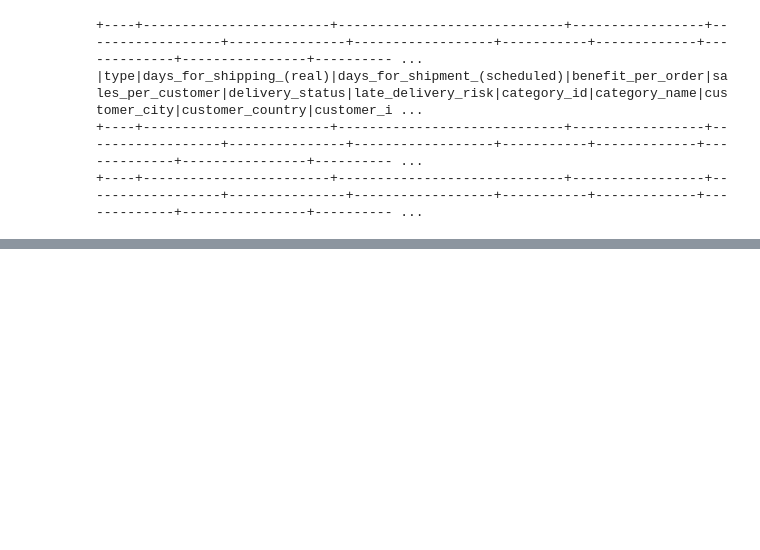
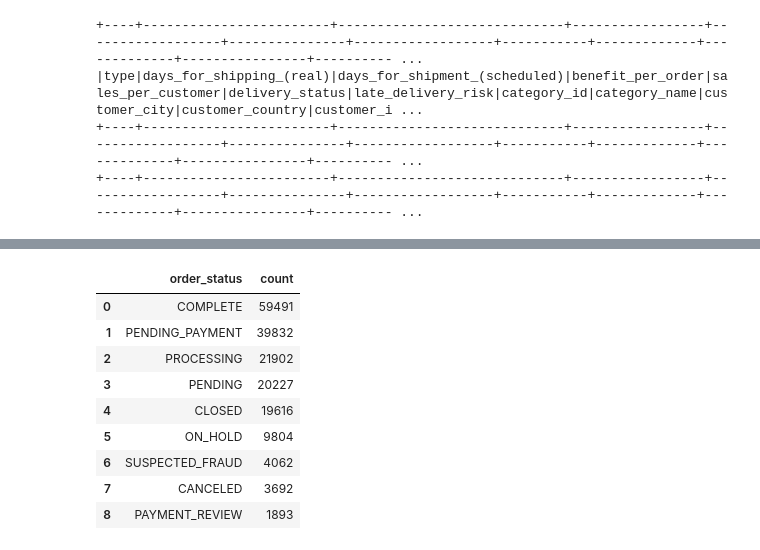
Before and after one commit to SunithAreng/DSS_Project_DataCo, a Jupyter notebook: Exploration.ipynb, the cells around one changed output, grey strips where cells are left out. Saved outputs shown, nothing was run; the diff lists cells and outputs as text; code cells hidden in the pictures; blank space fills up the shorter version.

```diff
--- a/Exploration.ipynb
+++ b/Exploration.ipynb
@@ -137,0 +275,14 @@ df.groupBy('order_status').count().orderBy('count', ascending=False).show()
+# %%
+df1 = df.groupBy('order_status').count().orderBy('count', ascending=False).toPandas()
+df1
+# %% [output]
+|  | order_status | count |
+| 0 | COMPLETE | 59491 |
+| 1 | PENDING_PAYMENT | 39832 |
+| 2 | PROCESSING | 21902 |
+| 3 | PENDING | 20227 |
+| 4 | CLOSED | 19616 |
+| 5 | ON_HOLD | 9804 |
+| 6 | SUSPECTED_FRAUD | 4062 |
+| 7 | CANCELED | 3692 |
+| 8 | PAYMENT_REVIEW | 1893 |
```
Also changed, not shown: parts of 31 cells of this notebook.
